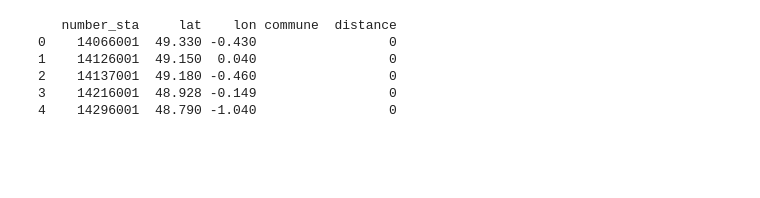
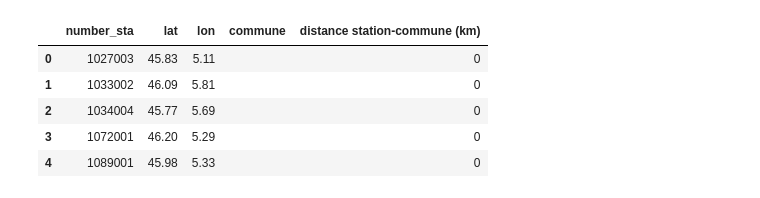
Before and after one commit to felixdechamps/ensae-prog2A, a Jupyter notebook: notebookincendies.ipynb, the cells around one changed output. Saved outputs shown, nothing was run; the diff lists cells and outputs as text; code cells hidden in the pictures; blank space fills up the shorter version.

```diff
--- a/notebookincendies.ipynb
+++ b/notebookincendies.ipynb
@@ -1,33 +1,42 @@
 # %%
 import pandas as pd
 import numpy as np
-df_incendies= pd.read_csv("/Users/thomas/Desktop/projetpython/Incendies.csv", sep=';')
 
-df_communes=pd.read_csv("/Users/thomas/Desktop/projetpython/communes-departement-region.csv")
-df_communes=df_communes[['code_commune_INSEE','latitude','longitude']]
-df_communes.columns= ['code INSEE', 'lat', 'lon']
+# Dataframe de la base de données sur les incendies:
+df_incendies = pd.read_csv(r"C:\Users\felix\Desktop\ensae-prog2A\data\Incendies.csv", sep = ';')
 
-df_météo_NW=pd.read_csv('/Users/thomas/Desktop/projetpython/NW2018.csv')
-#df_météo_SE=pd.read_csv('/Users/thomas/Desktop/projetpython/SE2018.csv')
-#df_météo=pd.concat(df_météo_NW,df_météo_SE, ignore_index=True)
+# Dataframe avec la base de données permettant de faire la correspondance commune-coordonnées GPS :
+df_communes = pd.read_csv(r"C:\Users\felix\Desktop\ensae-prog2A\data\communes.csv")
+df_communes = df_communes[['code_commune_INSEE','latitude','longitude','nom_region']]
+df_communes.columns = ['code_commune_INSEE', 'lat', 'lon', 'region']
 
-df_stations_NW=df_météo_NW[['number_sta','lat','lon']]
+# Dataframe avec la base de données meteonet pour le quart sud-est :
+df_meteo_SE = pd.read_csv(r'C:\Users\felix\Desktop\ensae-prog2A\data\meteonet\ground_stations\SE2018.csv')
+
+# Dataframe avec juste les stations et leurs coordonnées GPS :
+df_stations_SE = df_meteo_SE[['number_sta','lat','lon']]
-# %%
-df_stations_NW=df_stations_NW.drop_duplicates()
-
-
-def distance(lat1,lon1,lat2,lon2):
-    return np.sqrt((lat1-lat2)**2+(lon1-lon2)**2)
-
-df_stations_NW['commune']=""
-df_stations_NW['distance station-commune']=0
-print(df_stations_NW.head())
-# %% [output]
-   number_sta     lat    lon commune  distance
-0    14066001  49.330 -0.430                 0
-1    14126001  49.150  0.040                 0
-2    14137001  49.180 -0.460                 0
-3    14216001  48.928 -0.149                 0
-4    14296001  48.790 -1.040                 0
+# %%
+df_stations_SE = df_stations_SE.drop_duplicates()
+liste_regions = ['Corse', "Provence-Alpes-Côte d'Azur", "Occitanie", "Auvergne-Rhône-Alpes", 'Nouvelle-Aquitaine']
+df_communes = df_communes[df_communes['region'].isin(liste_regions)]
+
+def distance(lat1,lon1,lat2,lon2):
+    """ INPUT : les coordonnées GPS de deux points
+        OUTPUT : la distance entre ces deux points à vol d'oiseau
+    """
+    return 6371*np.arccos(np.sin(lat1*np.pi/180)*np.sin(lat2*np.pi/180)+np.cos(lat1*np.pi/180)*np.cos(lat2*np.pi/180)*np.cos((lon2-lon1)*np.pi/180))
+
+# créer une colonne vide "commune" :
+df_stations_SE['commune']=""
+# créer la colonne "distance station-commune" exprimée en km, arbitrairement égale à 0 pour l'instant :
+df_stations_SE['distance station-commune (km)']=0
+display(df_stations_SE.head())
+# %% [output]
+|  | number_sta | lat | lon | commune | distance station-commune (km) |
+| 0 | 1027003 | 45.83 | 5.11 |  | 0 |
+| 1 | 1033002 | 46.09 | 5.81 |  | 0 |
+| 2 | 1034004 | 45.77 | 5.69 |  | 0 |
+| 3 | 1072001 | 46.20 | 5.29 |  | 0 |
+| 4 | 1089001 | 45.98 | 5.33 |  | 0 |
 # %%
 #associer à chaque station la commune la plus proche
```
Also changed, not shown: parts of 4 cells of this notebook, 1 other file.
